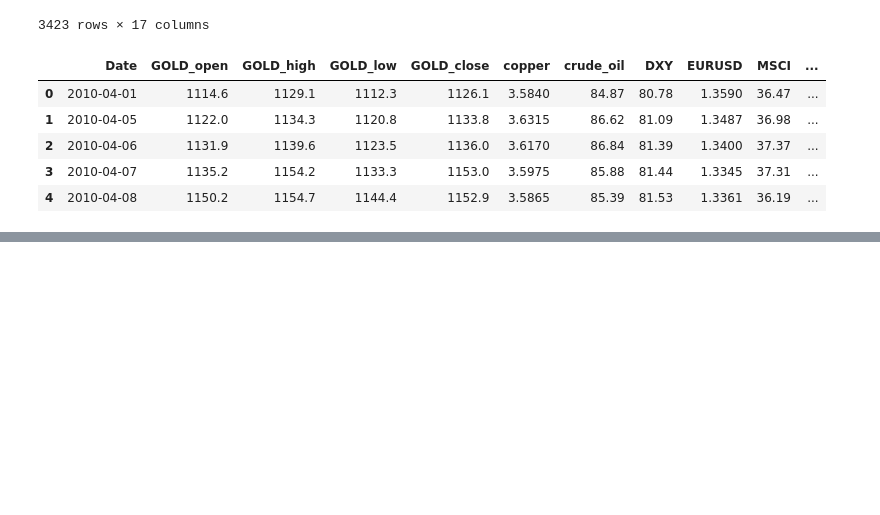
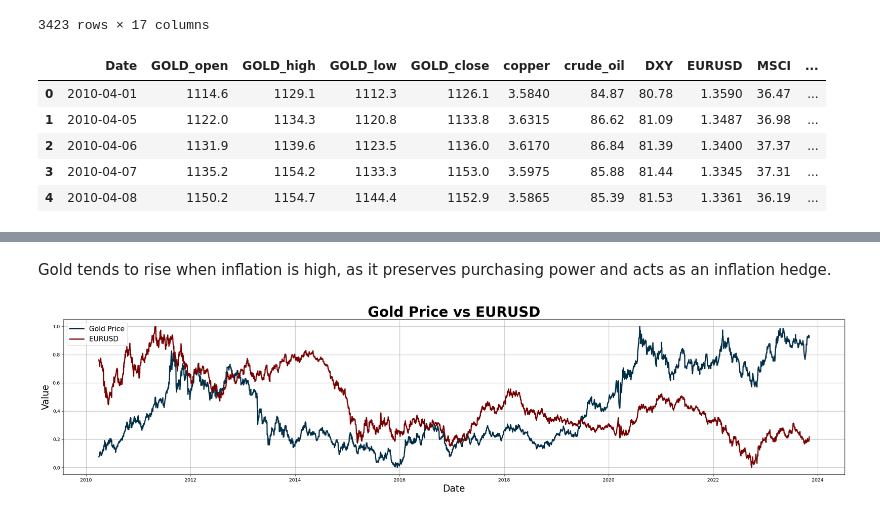
Before and after one commit to lavibula/GoldPricePrediction, a Jupyter notebook: data/EDA/TimeSeriesAnalysis2.ipynb, the cells around one changed output, grey strips where cells are left out. Drawn from its saved outputs; the diff is of its cells as text; code cells hidden in the pictures; blank space fills up the shorter version.

```diff
--- a/data/EDA/TimeSeriesAnalysis2.ipynb
+++ b/data/EDA/TimeSeriesAnalysis2.ipynb
@@ -124,6 +44,0 @@ df = df3.copy()
-# %%
-scaler = MinMaxScaler()
-df1 = df.drop("Date", axis = 1, inplace = False).drop("GOLD_close", axis = 1, inplace = False)
-X = df1.copy()
-scaled = scaler.fit_transform(X)
-display(scaled)
@@ -415,0 +90,20 @@ Visualization:
+# %%
+import pandas as pd
+import matplotlib.pyplot as plt
+from sklearn.preprocessing import MinMaxScaler
+
+
+def corr(feature):
+    scaler = MinMaxScaler()
+    df_normalized = pd.DataFrame(scaler.fit_transform(df[['GOLD_close', feature]]), columns=['GOLD_close', feature])
+    df_normalized['Date'] = df['Date']
+
+    plt.figure(figsize=(30, 6))
+    plt.plot(df_normalized['Date'], df_normalized['GOLD_close'], linestyle='-', color='#003049', linewidth=2.5, label='Gold Price')
+    plt.plot(df_normalized['Date'], df_normalized[feature], linestyle='-', color='#780000', linewidth=2.5, label=feature)
+    plt.title('Gold vs ' + feature, fontsize=30, weight='bold')
+    plt.xlabel('Date', fontsize=20)
+    plt.ylabel('Value', fontsize=20)
+    plt.legend(fontsize=15)
+    plt.grid(True)
+    plt.show()
@@ -415,0 +128,6 @@ Visualization:
+# %% [markdown]
+Gold tends to rise when inflation is high, as it preserves purchasing power and acts as an inflation hedge.
+# %%
+corr(feature = 'EURUSD')
+# %% [output]
+[figure, added]
```
Also changed, not shown: parts of 80 cells of this notebook.
